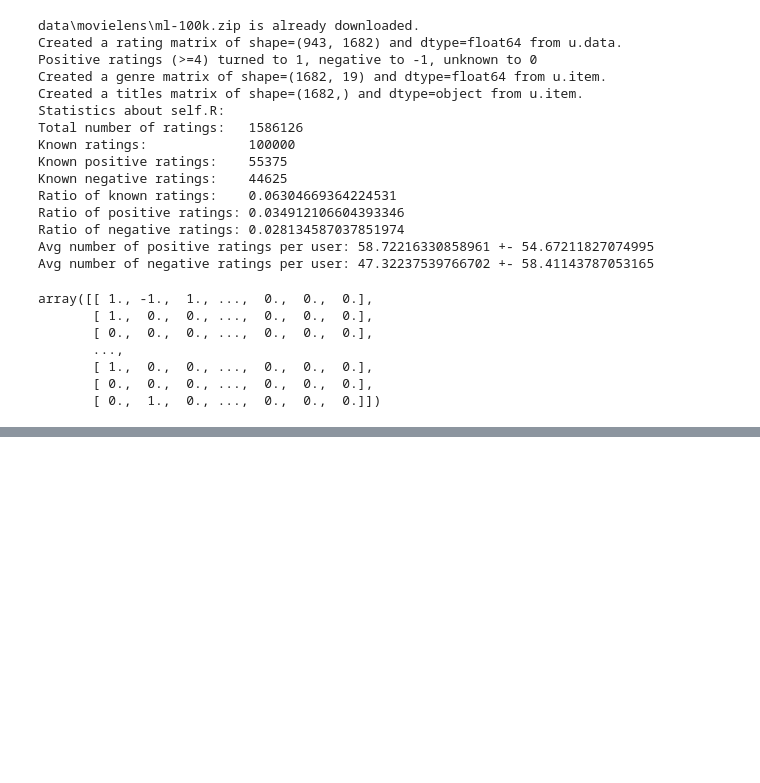
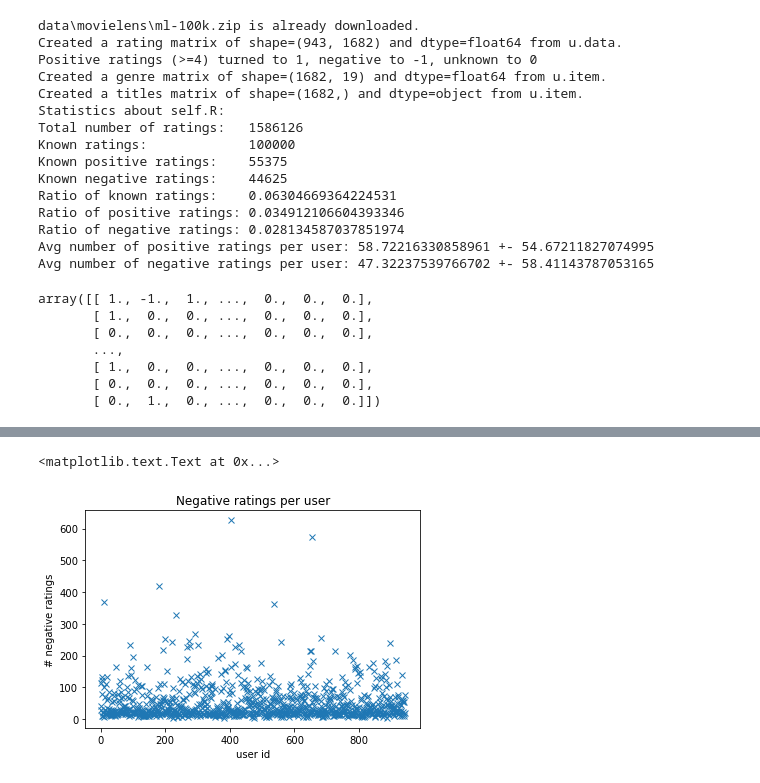
Before and after one commit to BartyzalRadek/contextual-bandits-recommender, a Jupyter notebook: dataset.ipynb, the cells around one changed output, grey strips where cells are left out. Cells and saved outputs as stored; diff of their text form; code cells hidden in the pictures; blank space fills up the shorter version.

```diff
--- a/dataset.ipynb
+++ b/dataset.ipynb
@@ -45,0 +57,8 @@ Avg number of negative ratings per user: 51.952279957582185 +- 58.14930186255859
+# %%
+plt.plot(range(R.shape[0]), user_neg_rats, 'x')
+plt.ylabel('# negative ratings')
+plt.xlabel('user id')
+plt.title('Negative ratings per user')
+# %% [output]
+<matplotlib.text.Text at 0x...>
+[figure, added]
```
Also changed, not shown: parts of 4 cells of this notebook.
